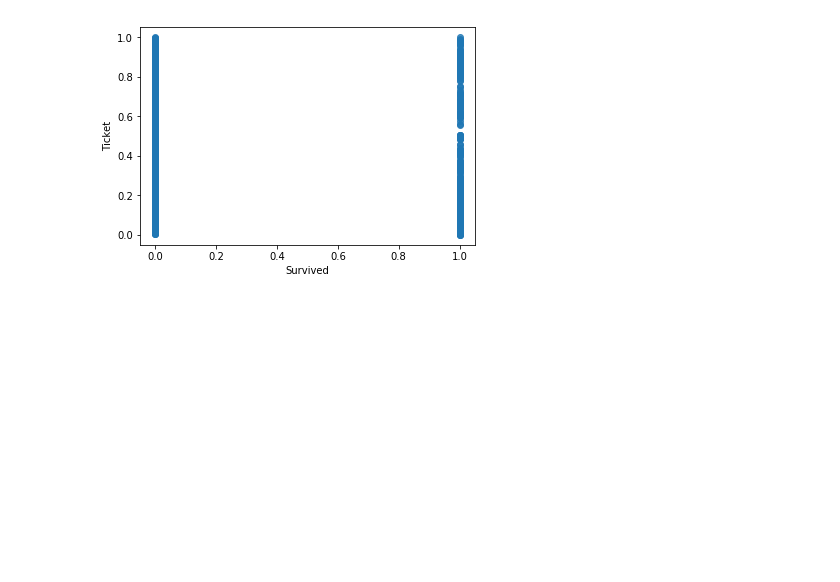
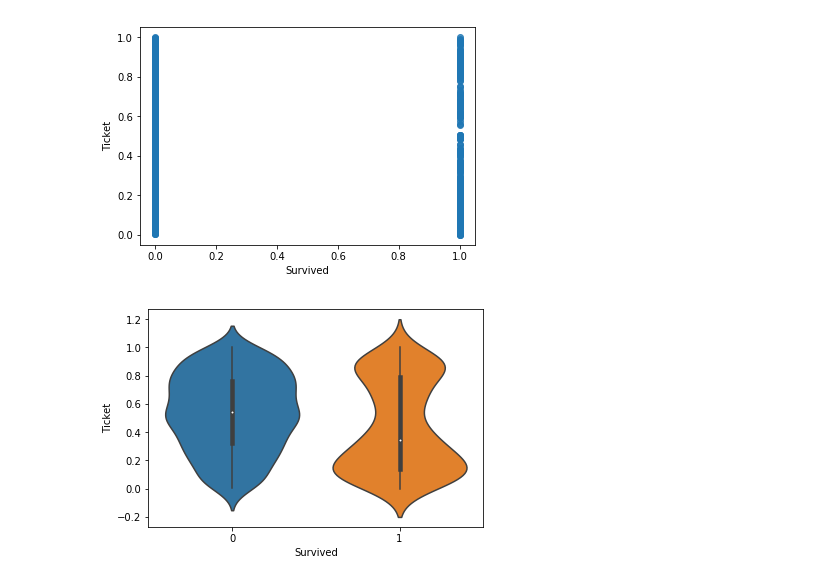
Before and after one commit to MollyChen/3rd-ML-100Days, a Jupyter notebook: homework/Day_031_HW.ipynb, the cells around one changed output. Drawn from its saved outputs; the diff is of its cells as text; code cells hidden in the pictures; blank space fills up the shorter version.

```diff
--- a/homework/Day_031_HW.ipynb
+++ b/homework/Day_031_HW.ipynb
@@ -101,6 +109,12 @@ sns.regplot(x = train_Y, y=df['Ticket'],fit_reg=False)
 plt.show()
 # %% [output]
 [figure]
+# %%
+# 解答: 重要性第二
+sns.violinplot(x = train_Y, y=df['Ticket'], fit_reg=False, scale="width")
+plt.show()
+# %% [output]
+[figure, added]
 # %%
 # 製作四特徵 : 加, 乘, 互除(分母加1避免除0) 看效果 (Note: 數值原本已經最大最小化介於 [0,1] 區間, 這四種新特徵也會落在 [0,1] 區間)
 df['add_char'] = (df['Sex'] + df['Ticket'])/2
```
Also changed, not shown: parts of 5 cells of this notebook.
